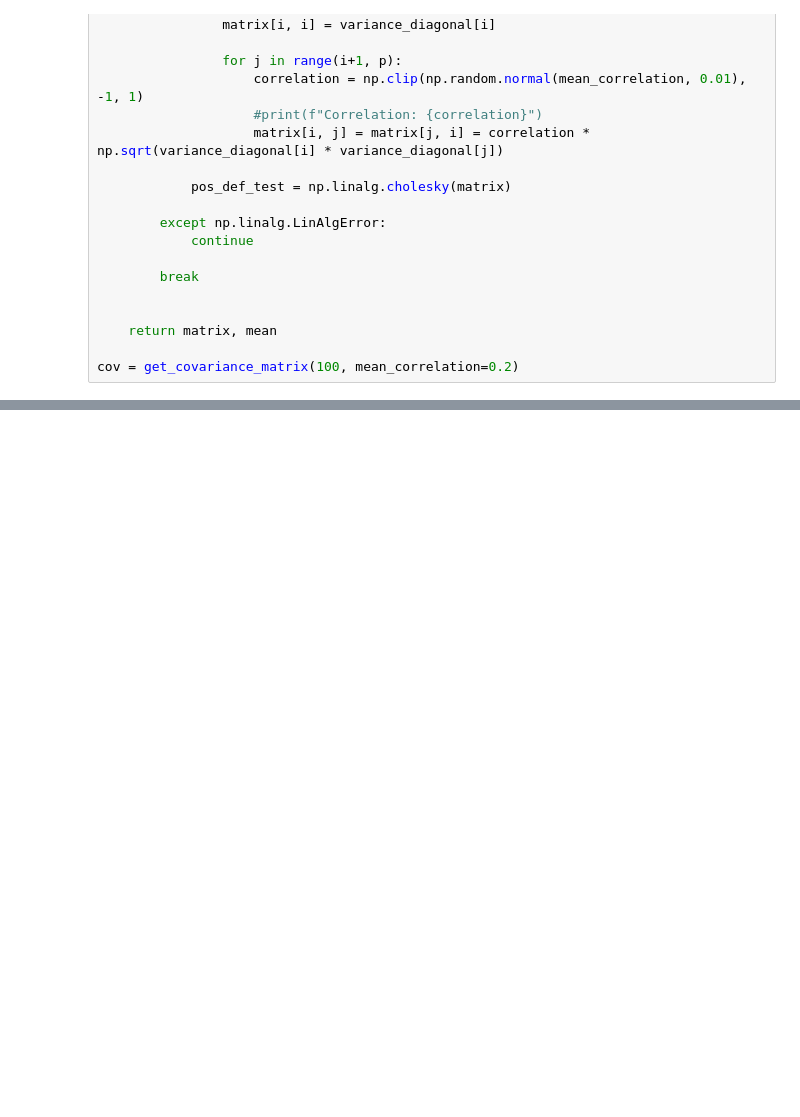
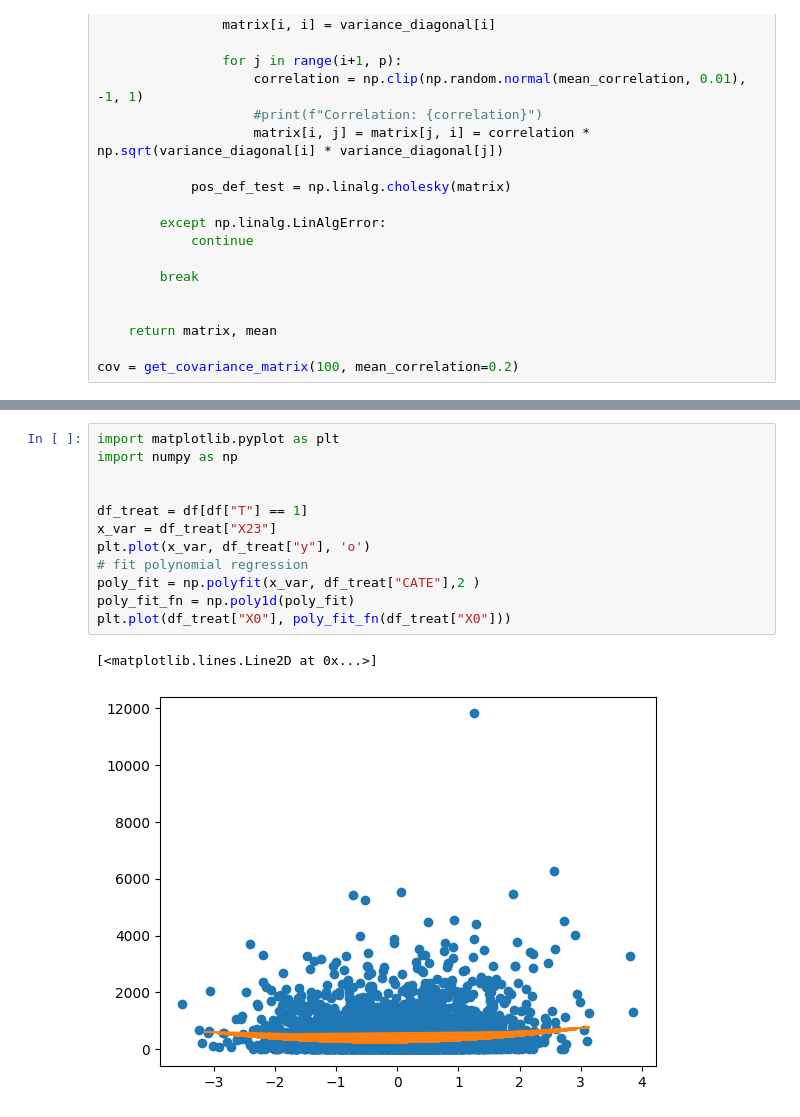
Before and after one commit to Jackbonkins/Heter_effects, a Jupyter notebook: Gen_Data.ipynb, the cells around one changed output, grey strips where cells are left out. Drawn from its saved outputs; the diff is of its cells as text; blank space fills up the shorter version.

```diff
--- a/Gen_Data.ipynb
+++ b/Gen_Data.ipynb
@@ -132 +141,16 @@ gen_outcome(df)
 5000 rows × 104 columns
+# %%
+import matplotlib.pyplot as plt
+import numpy as np
+
+
+df_treat = df[df["T"] == 1]
+x_var = df_treat["X23"]
+plt.plot(x_var, df_treat["y"], 'o')
+# fit polynomial regression
+poly_fit = np.polyfit(x_var, df_treat["CATE"],2 )
+poly_fit_fn = np.poly1d(poly_fit)
+plt.plot(df_treat["X0"], poly_fit_fn(df_treat["X0"]))
+# %% [output]
+[<matplotlib.lines.Line2D at 0x...>]
+[figure, added]
```
Also changed, not shown: parts of 7 cells of this notebook.
